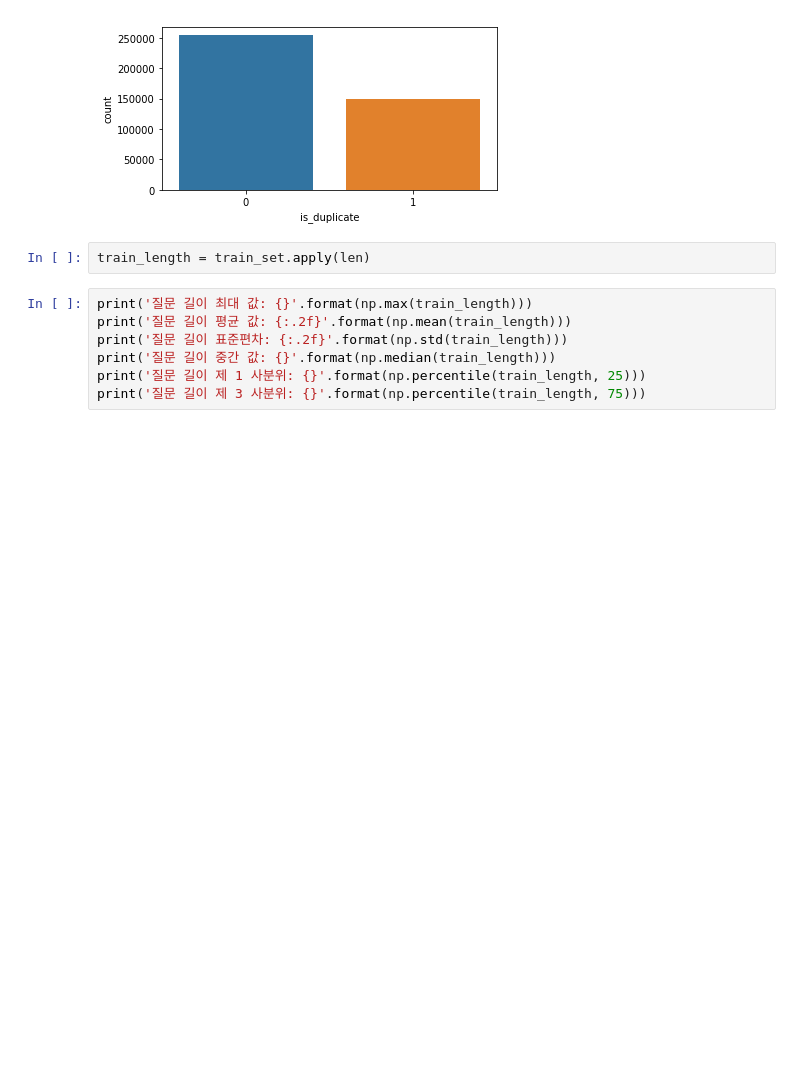
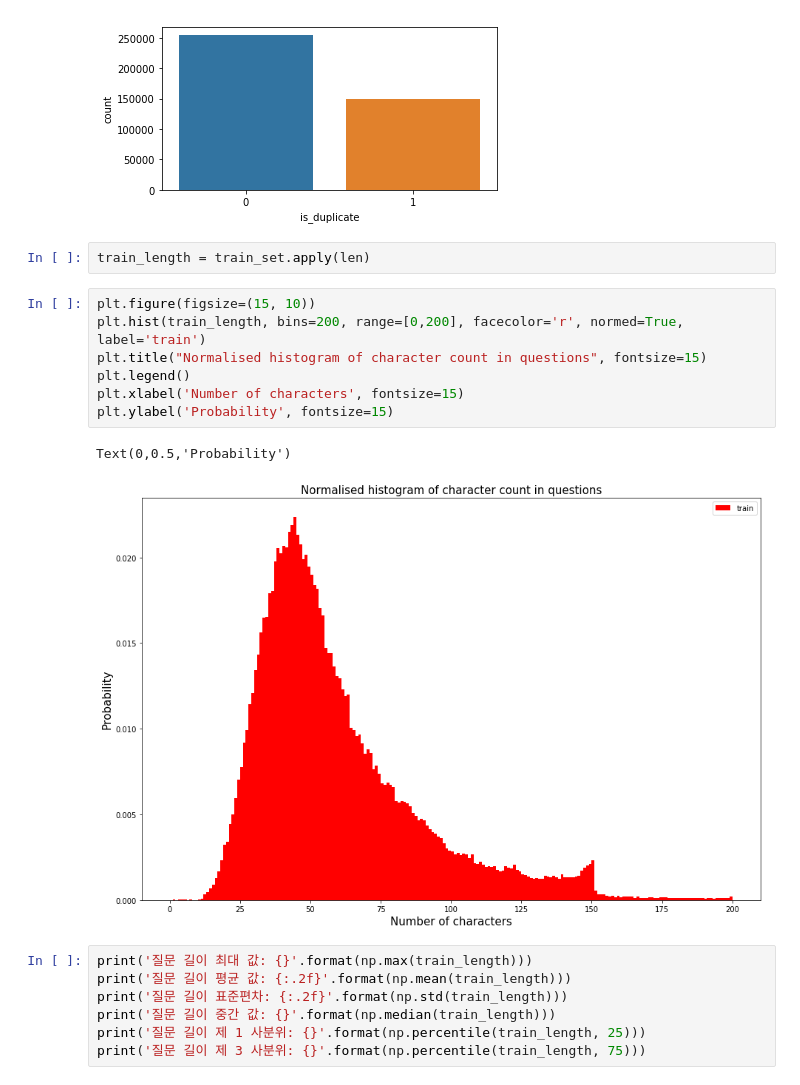
Before and after one commit to NLP-kr/tensorflow-ml-nlp, a Jupyter notebook: 5.TEXT_SIM/5.2.EDA&preprocessing.ipynb, the cells around one changed output. Cells and saved outputs as stored; diff of their text form; blank space fills up the shorter version.

```diff
--- a/5.TEXT_SIM/5.2.EDA&preprocessing.ipynb
+++ b/5.TEXT_SIM/5.2.EDA&preprocessing.ipynb
@@ -128,6 +137,16 @@ sns.countplot(train_data['is_duplicate'])
 [figure]
 # %%
 train_length = train_set.apply(len)
+# %%
+plt.figure(figsize=(15, 10))
+plt.hist(train_length, bins=200, range=[0,200], facecolor='r', normed=True, label='train')
+plt.title("Normalised histogram of character count in questions", fontsize=15)
+plt.legend()
+plt.xlabel('Number of characters', fontsize=15)
+plt.ylabel('Probability', fontsize=15)
+# %% [output]
+Text(0,0.5,'Probability')
+[figure, added]
 # %%
 print('질문 길이 최대 값: {}'.format(np.max(train_length)))
 print('질문 길이 평균 값: {:.2f}'.format(np.mean(train_length)))
```
Also changed, not shown: parts of 3 cells of this notebook.
